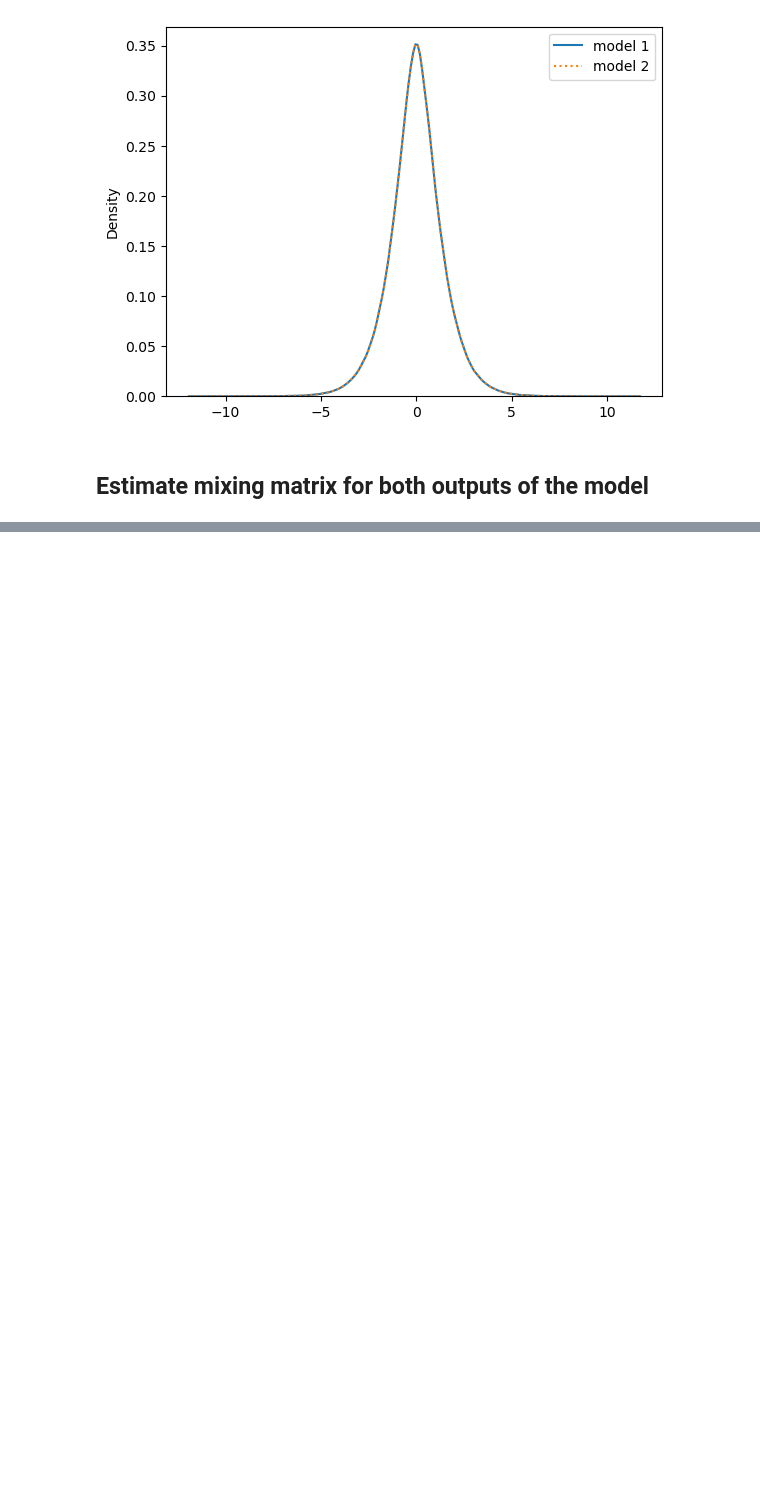
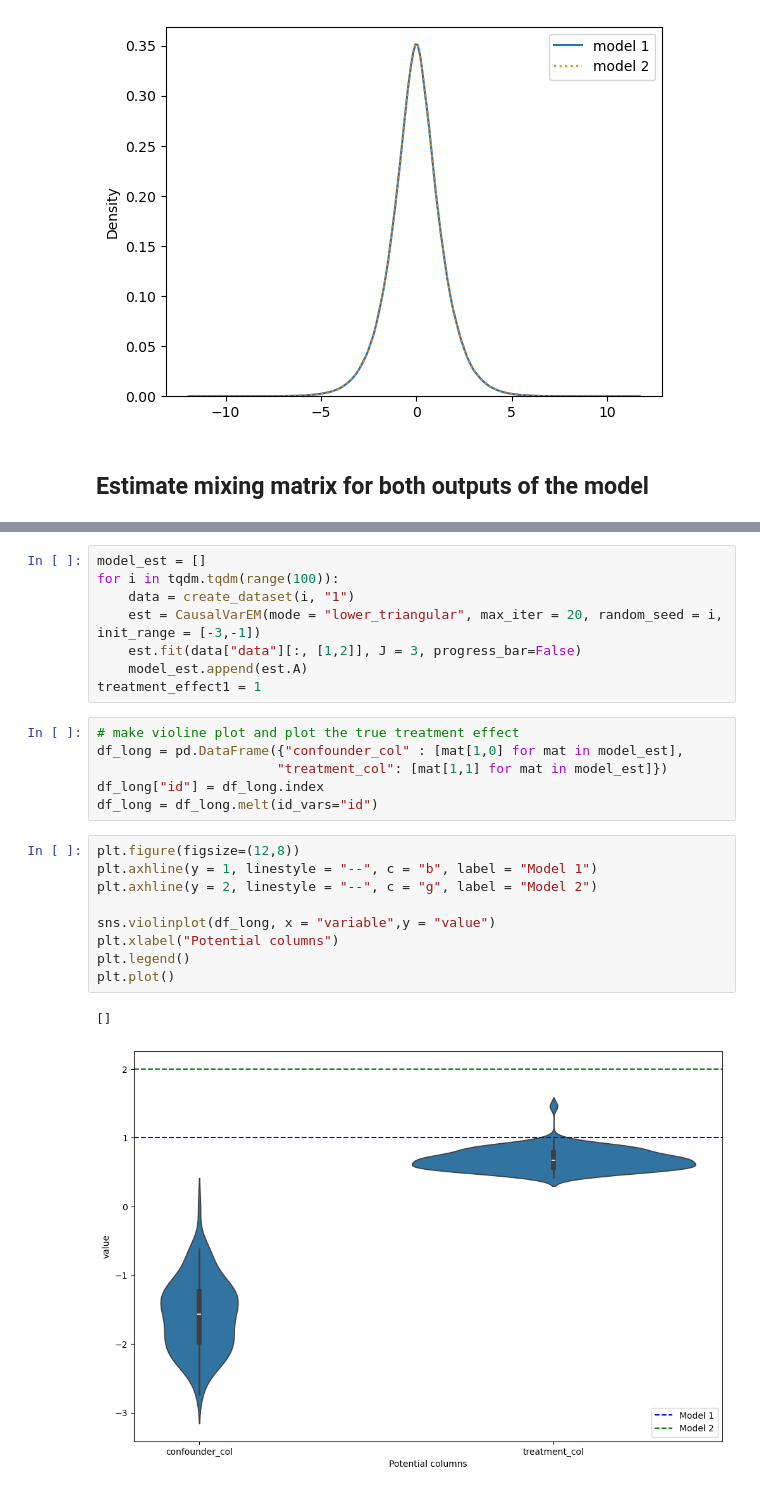
Before and after one commit to malo4300/ICA_IV, a Jupyter notebook: identifiability.ipynb, the cells around one changed output, grey strips where cells are left out. Drawn from its saved outputs; the diff is of its cells as text; blank space fills up the shorter version.

```diff
--- a/identifiability.ipynb
+++ b/identifiability.ipynb
@@ -79,0 +116,26 @@ model2 = pd.Dataframe({"confounder_col": matrix[1,0] for matrix in model2_est,
+# %%
+model_est = []
+for i in tqdm.tqdm(range(100)):
+    data = create_dataset(i, "1")
+    est = CausalVarEM(mode = "lower_triangular", max_iter = 20, random_seed = i, init_range = [-3,-1])
+    est.fit(data["data"][:, [1,2]], J = 3, progress_bar=False)
+    model_est.append(est.A)
+treatment_effect1 = 1
+# %%
+# make violine plot and plot the true treatment effect
+df_long = pd.DataFrame({"confounder_col" : [mat[1,0] for mat in model_est],
+                       "treatment_col": [mat[1,1] for mat in model_est]})
+df_long["id"] = df_long.index
+df_long = df_long.melt(id_vars="id")
+# %%
+plt.figure(figsize=(12,8))
+plt.axhline(y = 1, linestyle = "--", c = "b", label = "Model 1")
+plt.axhline(y = 2, linestyle = "--", c = "g", label = "Model 2")
+
+sns.violinplot(df_long, x = "variable",y = "value")
+plt.xlabel("Potential columns")
+plt.legend()
+plt.plot()
+# %% [output]
+[]
+[figure, added]
```
Also changed, not shown: parts of 8 cells of this notebook, 2 other files.
